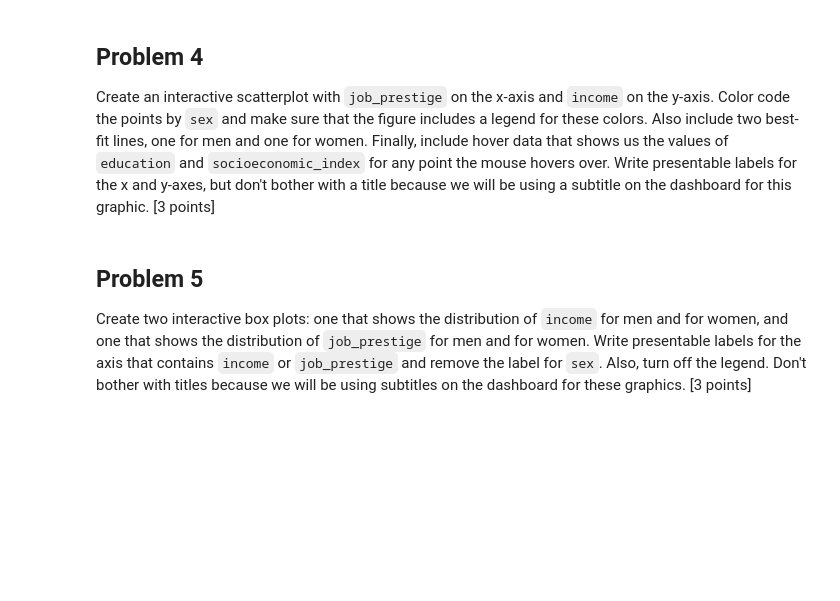
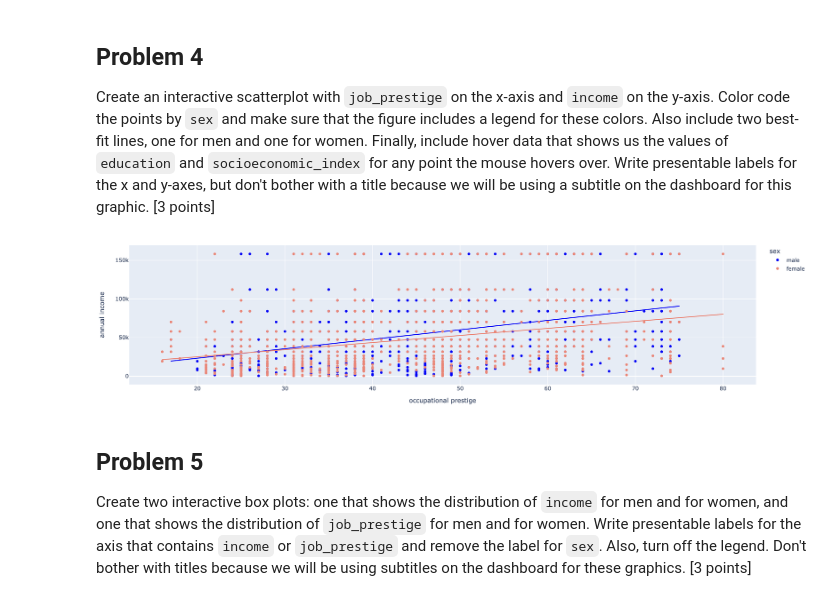
Before and after one commit to tslever/Tom_Levers_Public_Git_Repository, a Jupyter notebook: UVA/3--Practice_And_Application_Of_Data_Science/12--Interactive_Data_Visualization_And_Dashboards/labassignment12.ipynb, the cells around one changed output. Saved outputs shown, nothing was run; the diff lists cells and outputs as text; code cells hidden in the pictures; blank space fills up the shorter version.

```diff
--- a/UVA/3--Practice_And_Application_Of_Data_Science/12--Interactive_Data_Visualization_And_Dashboards/labassignment12.ipynb
+++ b/UVA/3--Practice_And_Application_Of_Data_Science/12--Interactive_Data_Visualization_And_Dashboards/labassignment12.ipynb
@@ -212,6 +199,11 @@ scatter_plot = px.scatter(
     hover_data = ['education', 'socioeconomic_index']
 )
 scatter_plot
+# %%
+from IPython.display import Image
+Image(filename="scatter_plot.png")
+# %% [output]
+[figure, added]
 # %% [markdown]
 ## Problem 5
 Create two interactive box plots: one that shows the distribution of `income` for men and for women, and one that shows the distribution of `job_prestige` for men and for women. Write presentable labels for the axis that contains `income` or `job_prestige` and remove the label for `sex`. Also, turn off the legend. Don't bother with titles because we will be using subtitles on the dashboard for these graphics. [3 points]
```
Also changed, not shown: parts of 15 cells of this notebook, 13 other files.
